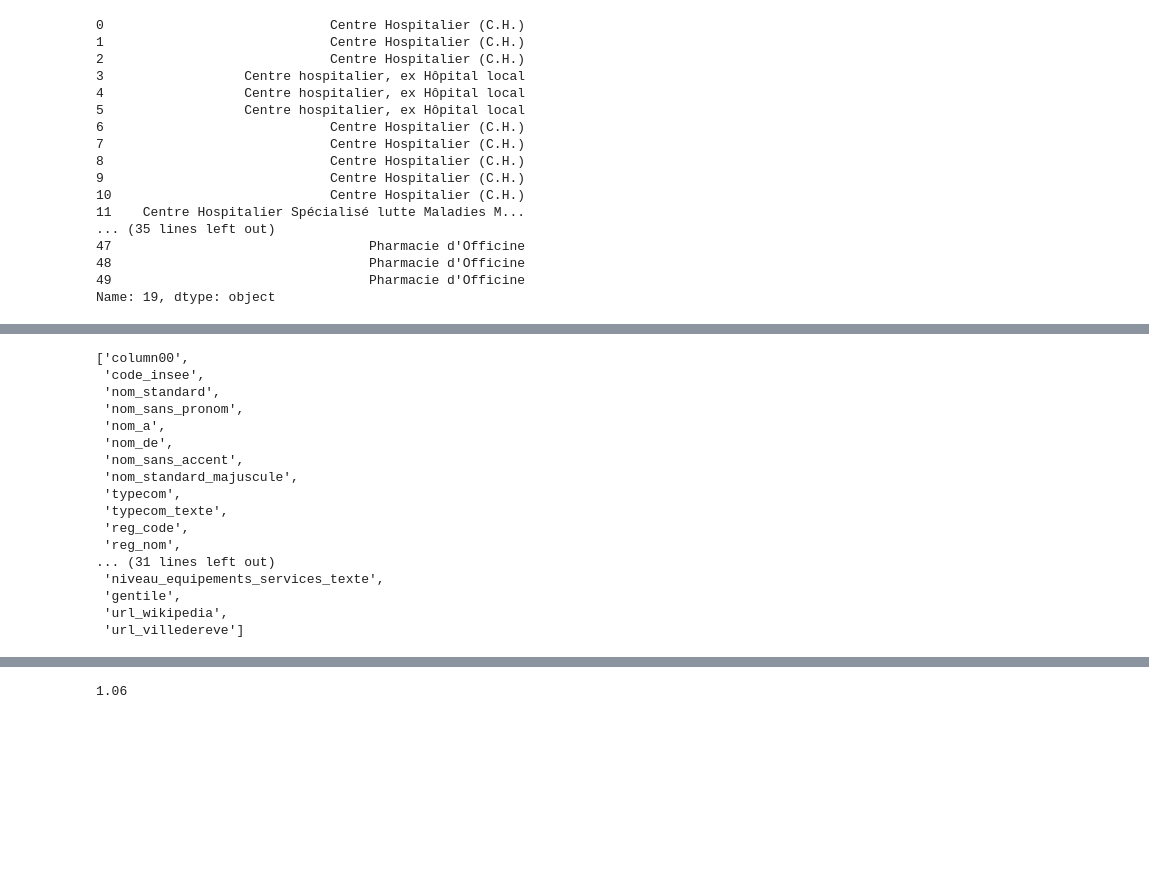
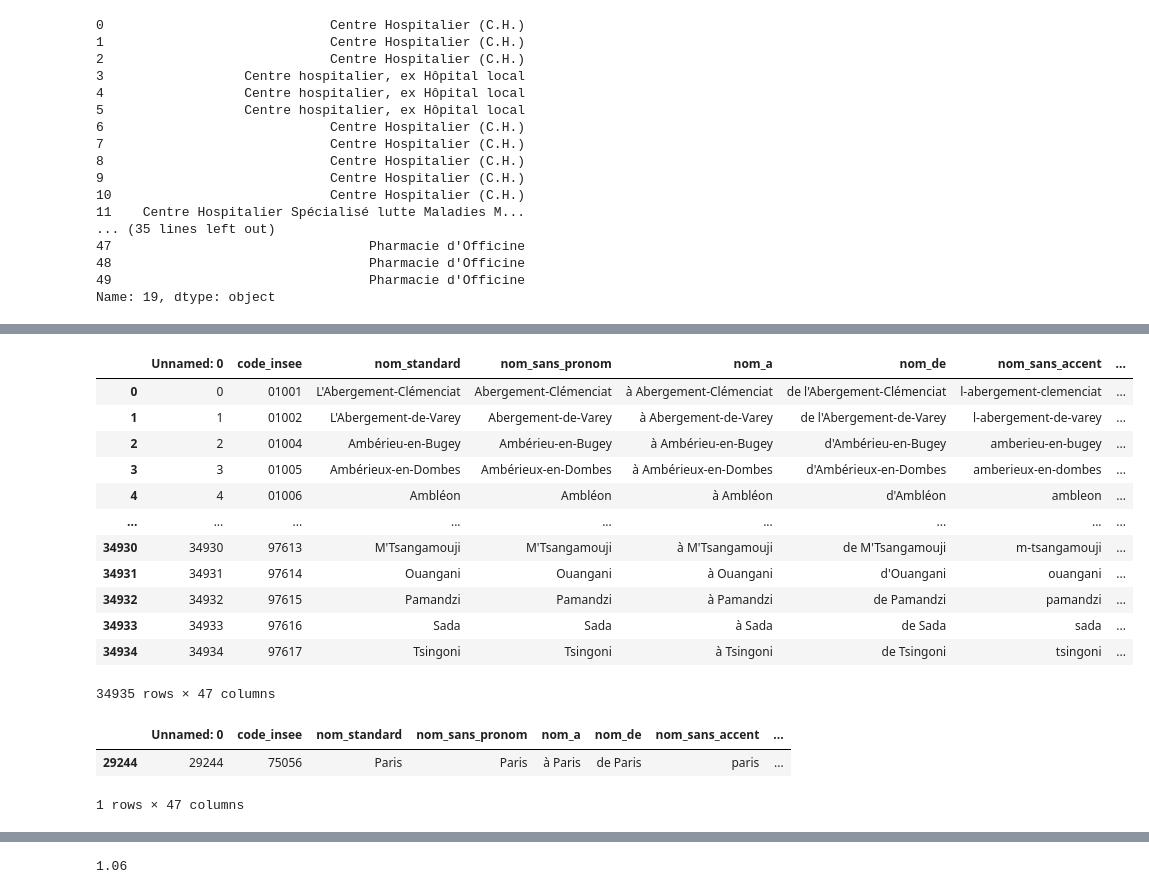
Before and after one commit to Guillaume-BR/diag360, a Jupyter notebook: notebook/densite_pharma_i066.ipynb, the cells around one changed output, grey strips where cells are left out. Drawn from its saved outputs; the diff is of its cells as text; code cells hidden in the pictures; blank space fills up the shorter version.

```diff
--- a/notebook/densite_pharma_i066.ipynb
+++ b/notebook/densite_pharma_i066.ipynb
@@ -117,2 +136,18 @@ df_epci
 # %%
-df_com = duckdb.read_csv("https://www.data.gouv.fr/api/1/datasets/r/f5df602b-3800-44d7-b2df-fa40a0350325")
+df_com = pd.read_csv("https://www.data.gouv.fr/api/1/datasets/r/f5df602b-3800-44d7-b2df-fa40a0350325")
+# %%
+df_com
+# %% [output]
+|  | Unnamed: 0 | code_insee | nom_standard | nom_sans_pronom | nom_a | nom_de | nom_sans_accent | ... |
+| 0 | 0 | 01001 | L'Abergement-Clémenciat | Abergement-Clémenciat | à Abergement-Clémenciat | de l'Abergement-Clémenciat | l-abergement-clemenciat | ... |
+| 1 | 1 | 01002 | L'Abergement-de-Varey | Abergement-de-Varey | à Abergement-de-Varey | de l'Abergement-de-Varey | l-abergement-de-varey | ... |
+| 2 | 2 | 01004 | Ambérieu-en-Bugey | Ambérieu-en-Bugey | à Ambérieu-en-Bugey | d'Ambérieu-en-Bugey | amberieu-en-bugey | ... |
+| 3 | 3 | 01005 | Ambérieux-en-Dombes | Ambérieux-en-Dombes | à Ambérieux-en-Dombes | d'Ambérieux-en-Dombes | amberieux-en-dombes | ... |
+| 4 | 4 | 01006 | Ambléon | Ambléon | à Ambléon | d'Ambléon | ambleon | ... |
+| ... | ... | ... | ... | ... | ... | ... | ... | ... |
+| 34930 | 34930 | 97613 | M'Tsangamouji | M'Tsangamouji | à M'Tsangamouji | de M'Tsangamouji | m-tsangamouji | ... |
+| 34931 | 34931 | 97614 | Ouangani | Ouangani | à Ouangani | d'Ouangani | ouangani | ... |
+| 34932 | 34932 | 97615 | Pamandzi | Pamandzi | à Pamandzi | de Pamandzi | pamandzi | ... |
+| 34933 | 34933 | 97616 | Sada | Sada | à Sada | de Sada | sada | ... |
+| 34934 | 34934 | 97617 | Tsingoni | Tsingoni | à Tsingoni | de Tsingoni | tsingoni | ... |
+34935 rows × 47 columns
@@ -119,20 +156,6 @@ df_com = duckdb.read_csv("https://www.data.gouv.fr/api/1/datasets/r/f5df602b-380
 # %%
-df_com.columns
+df_com[df_com['code_postal'].str.startswith("75")]
 # %% [output]
+|  | Unnamed: 0 | code_insee | nom_standard | nom_sans_pronom | nom_a | nom_de | nom_sans_accent | ... |
+| 29244 | 29244 | 75056 | Paris | Paris | à Paris | de Paris | paris | ... |
-['column00',
- 'code_insee',
- 'nom_standard',
- 'nom_sans_pronom',
- 'nom_a',
- 'nom_de',
- 'nom_sans_accent',
- 'nom_standard_majuscule',
- 'typecom',
- 'typecom_texte',
- 'reg_code',
- 'reg_nom',
-... (31 lines left out)
- 'niveau_equipements_services_texte',
- 'gentile',
- 'url_wikipedia',
- 'url_villedereve']
+1 rows × 47 columns
```
Also changed, not shown: parts of 12 cells of this notebook, 20 other files.
